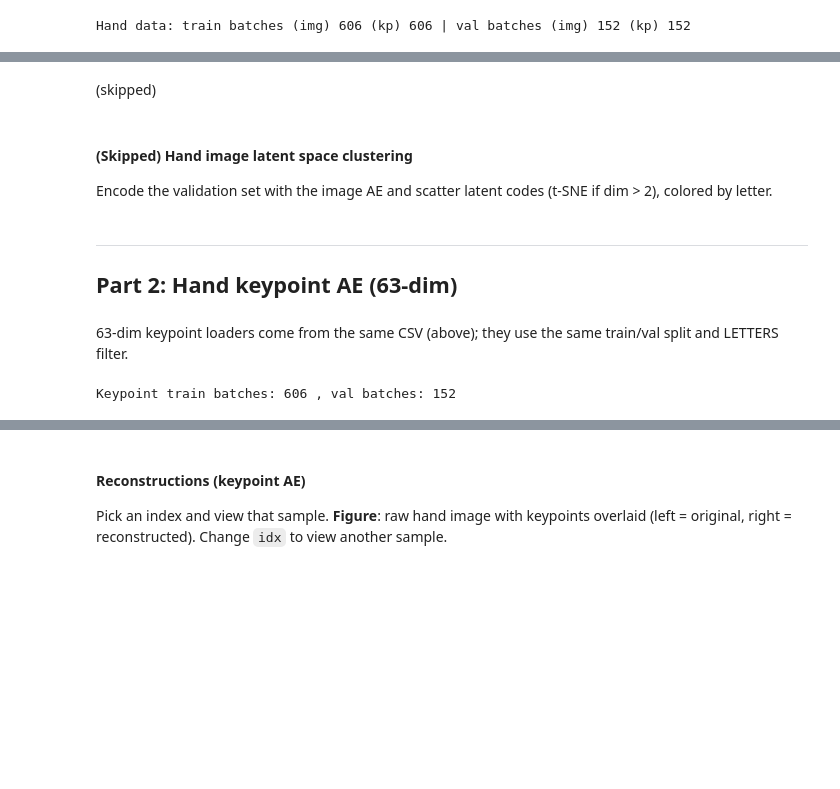
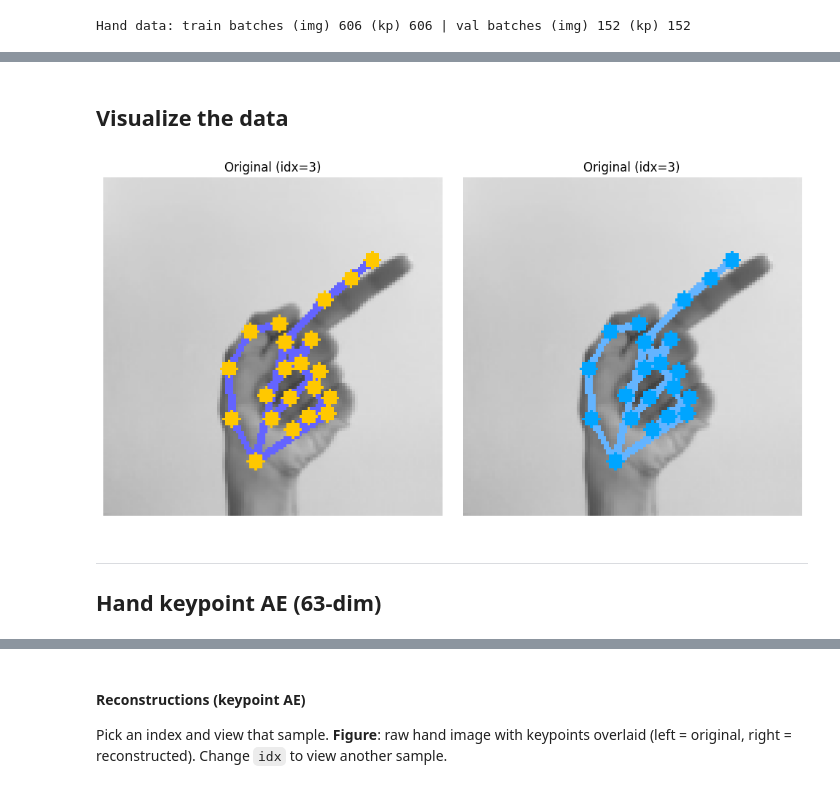
Before and after one commit to pjyazdian/VQVAE-INN-Workshop, a Jupyter notebook: 02_hand_image_keypoint_ae.ipynb, the cells around one changed output, grey strips where cells are left out. Saved outputs shown, nothing was run; the diff lists cells and outputs as text; code cells hidden in the pictures; blank space fills up the shorter version.

```diff
--- a/02_hand_image_keypoint_ae.ipynb
+++ b/02_hand_image_keypoint_ae.ipynb
@@ -54,6 +40,0 @@ print("Skipping hand image reconstructions (keypoint AE only).")
-# %% [markdown]
-(skipped)
-# %% [markdown]
-#### (Skipped) Hand image latent space clustering
-
-Encode the validation set with the image AE and scatter latent codes (t-SNE if dim > 2), colored by letter.
@@ -62,12 +41,31 @@ print("Skipping hand image latent space clustering (keypoint AE only).")
+# %% [markdown]
+## Visualize the data
+# %%
+#here write a code, that we could pick a sample index and visualize it with overlaping keypoint on imag.
+# Choose a sample index to visualize
+sample_idx = 3  # Change this index to pick a different sample
+
+# Fetch one batch from both image and keypoint dataloaders (order matches!)
+data_img, _ = next(iter(train_loader_img))
+data_kp, _ = next(iter(train_loader_kp))
+
+# Select the sample
+img_sample = data_img[sample_idx]
+kp_sample = data_kp[sample_idx]
+
+# Since plot_hand_keypoints_on_image expects both original and reconstructed keypoints,
+# just duplicate the keypoints for visualization (original=left, recon=right).
+plot_hand_keypoints_on_image(
+    img_sample,
+    kp_sample.cpu().numpy(),
+    kp_sample.cpu().numpy(),  # duplicate for "reconstructed" just for visualization
+    title_left=f"Original (idx={sample_idx})",
+    title_right=f"Original (idx={sample_idx})",
+)
+# %% [output]
+[figure, added]
 # %% [markdown]
 ---
-## Part 2: Hand keypoint AE (63-dim)
+## Hand keypoint AE (63-dim)
-# %% [markdown]
-63-dim keypoint loaders come from the same CSV (above); they use the same train/val split and LETTERS filter.
-# %%
-# Keypoint loaders already from get_hand_csv_loaders above (same data, filtered by LETTERS)
-print("Keypoint train batches:", len(train_loader_kp), ", val batches:", len(val_loader_kp))
-# %% [output]
-Keypoint train batches: 606 , val batches: 152
 # %%
 device = get_device()
```
Also changed, not shown: parts of 19 cells of this notebook, 4 other files.
